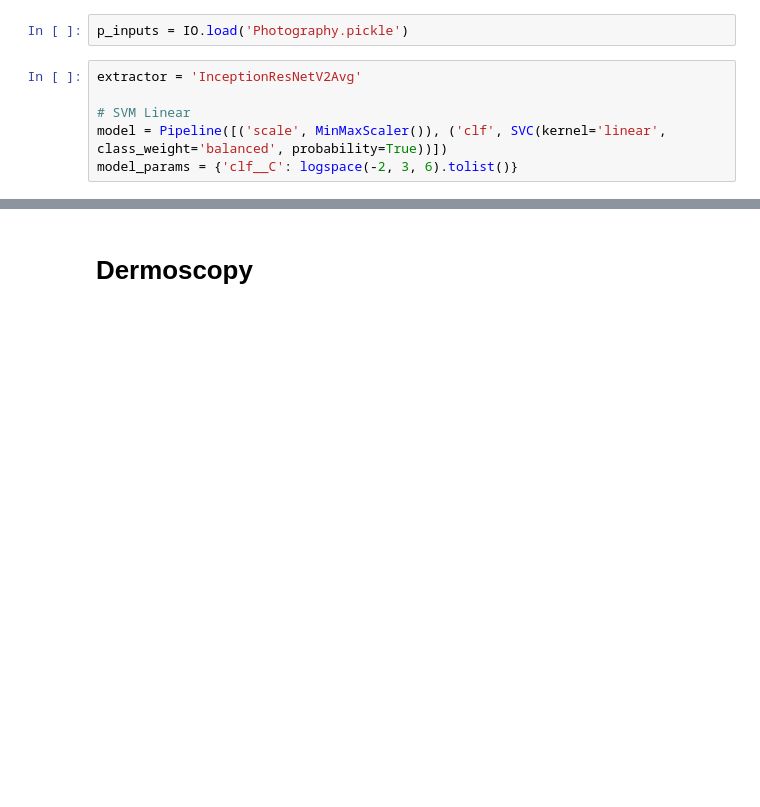
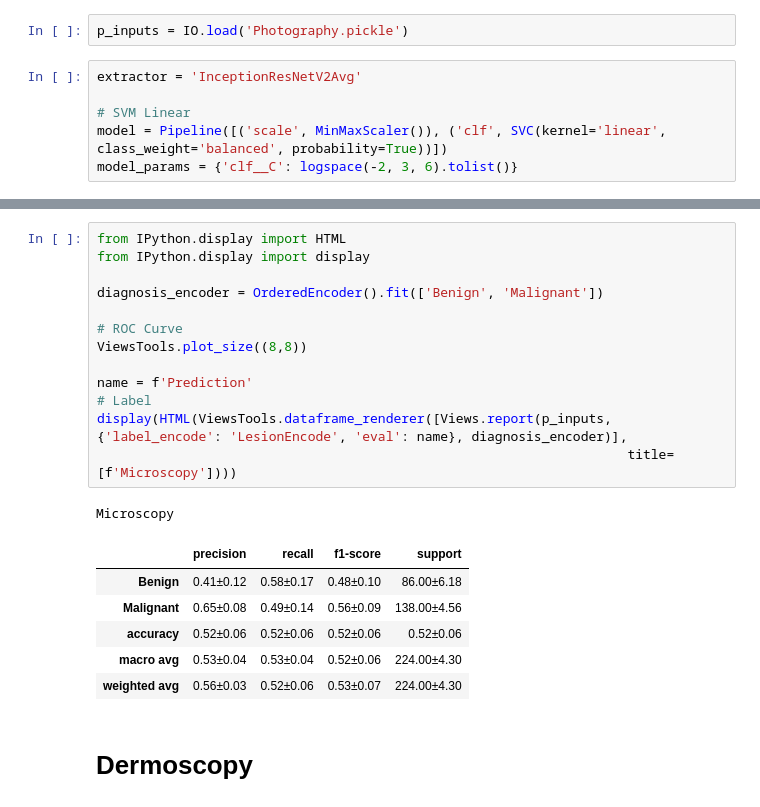
Before and after one commit to RomainCendre/classification, a Jupyter notebook: manuscript/MultimodalClassification/Cumulative.ipynb, the cells around one changed output, grey strips where cells are left out. Saved outputs shown, nothing was run; the diff lists cells and outputs as text; blank space fills up the shorter version.

```diff
--- a/manuscript/MultimodalClassification/Cumulative.ipynb
+++ b/manuscript/MultimodalClassification/Cumulative.ipynb
@@ -65,3 +73,24 @@ Tools.evaluate(p_inputs, {'datum': extractor, 'label_encode': 'LesionEncode'}, m
+# %%
+from IPython.display import HTML
+from IPython.display import display
+
+diagnosis_encoder = OrderedEncoder().fit(['Benign', 'Malignant'])
+
+# ROC Curve
+ViewsTools.plot_size((8,8))
+
+name = f'Prediction'
+# Label
+display(HTML(ViewsTools.dataframe_renderer([Views.report(p_inputs, {'label_encode': 'LesionEncode', 'eval': name}, diagnosis_encoder)],
+                                                                    title=[f'Microscopy'])))
+# %% [output]
+Microscopy
+|  | precision | recall | f1-score | support |
+| Benign | 0.41±0.12 | 0.58±0.17 | 0.48±0.10 | 86.00±6.18 |
+| Malignant | 0.65±0.08 | 0.49±0.14 | 0.56±0.09 | 138.00±4.56 |
+| accuracy | 0.52±0.06 | 0.52±0.06 | 0.52±0.06 | 0.52±0.06 |
+| macro avg | 0.53±0.04 | 0.53±0.04 | 0.52±0.06 | 224.00±4.30 |
+| weighted avg | 0.56±0.03 | 0.52±0.06 | 0.53±0.07 | 224.00±4.30 |
 # %% [markdown]
 # Dermoscopy
 # %%
```
Also changed, not shown: parts of 14 cells of this notebook, 1 other file.
